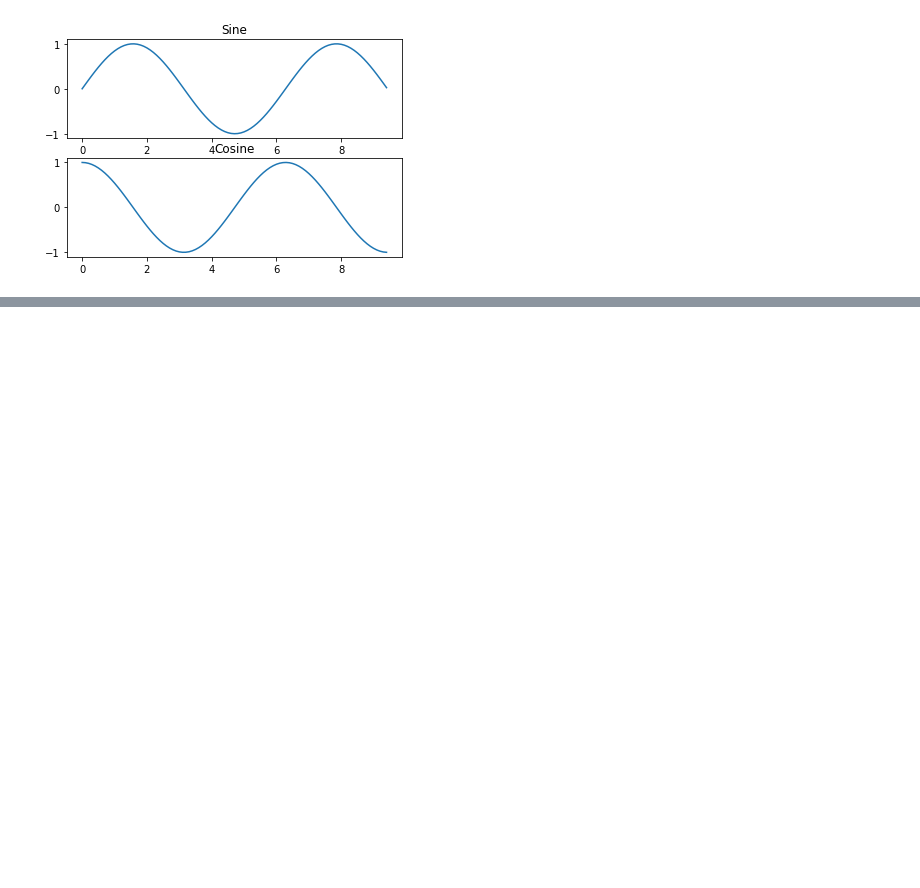
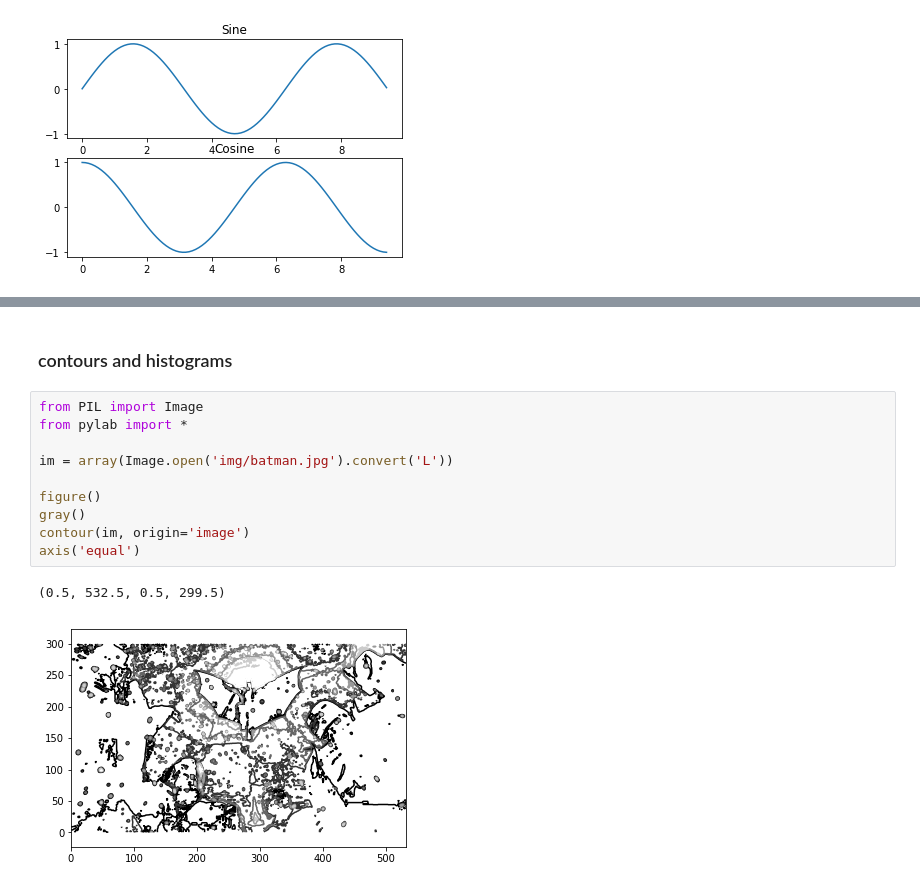
Before and after one commit to ancientwind/notebook, a Jupyter notebook: matplotlib.ipynb, the cells around one changed output, grey strips where cells are left out. Cells and saved outputs as stored; diff of their text form; blank space fills up the shorter version.

```diff
--- a/matplotlib.ipynb
+++ b/matplotlib.ipynb
@@ -51,0 +80,15 @@ plt.show()
+# %% [markdown]
+### contours and histograms
+# %%
+from PIL import Image
+from pylab import *
+
+im = array(Image.open('img/batman.jpg').convert('L'))
+
+figure()
+gray()
+contour(im, origin='image')
+axis('equal')
+# %% [output]
+(0.5, 532.5, 0.5, 299.5)
+[figure, added]
```
Also changed, not shown: parts of 5 cells of this notebook.
